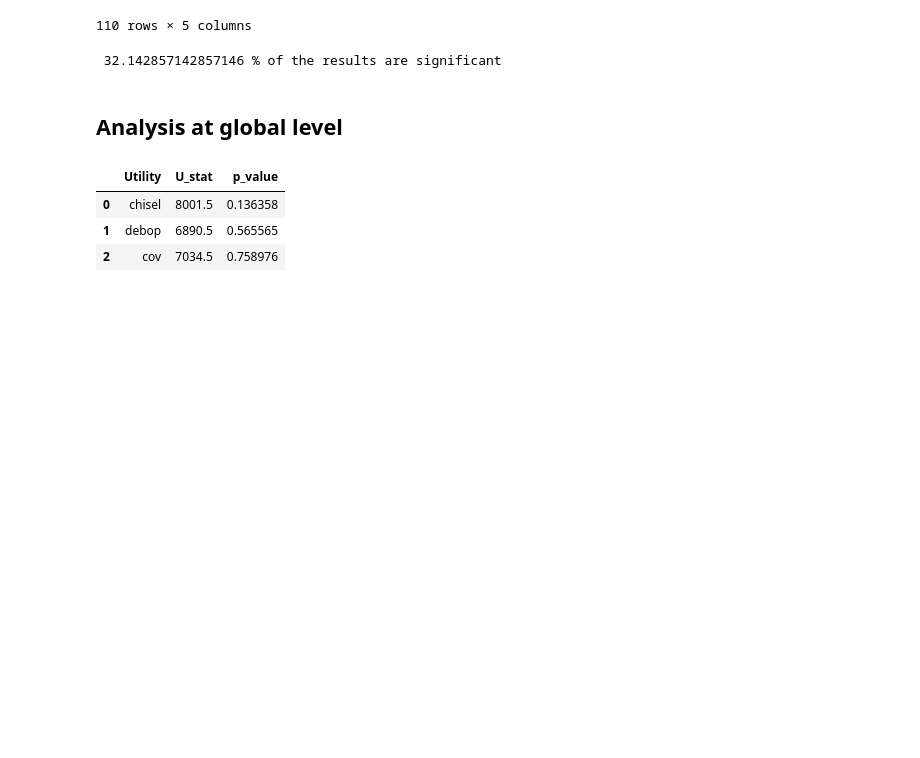
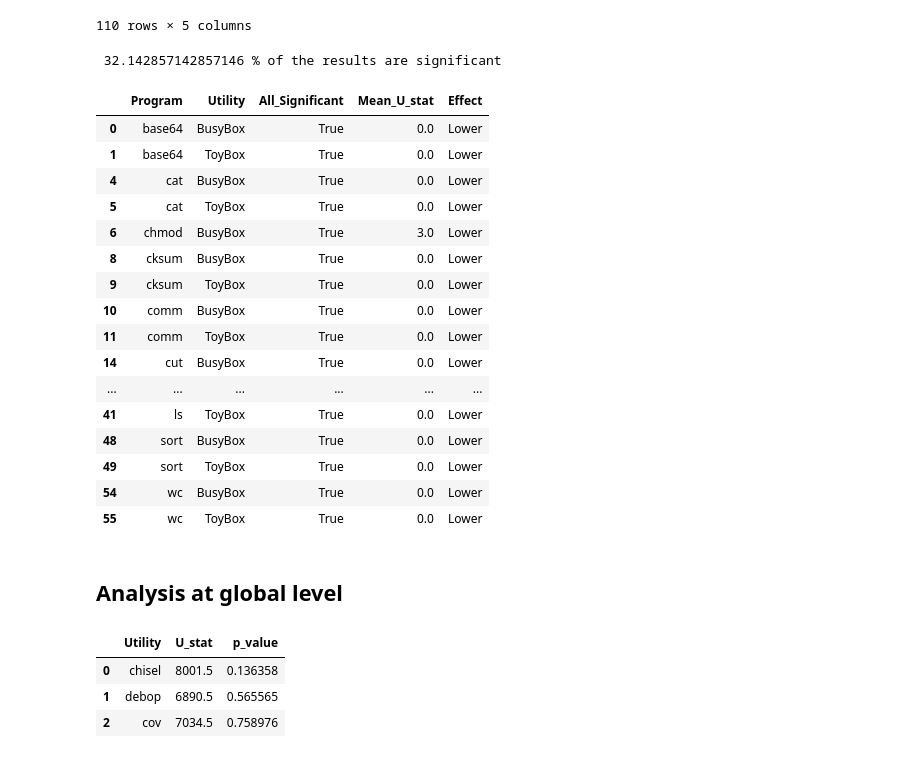
Before and after one commit to ternava/bloat-energy-consumption, a Jupyter notebook: notebooks/statistical_significance.ipynb, the cells around one changed output. Saved outputs shown, nothing was run; the diff lists cells and outputs as text; code cells hidden in the pictures; blank space fills up the shorter version.

```diff
--- a/notebooks/statistical_significance.ipynb
+++ b/notebooks/statistical_significance.ipynb
@@ -53,7 +54,41 @@ def computeMannWhitneyU(input_file_path, utilities, baseline):
     # Afficher les résultats
     return results_df
 
-def check_significance(results_df):
+def computeWilcoxon(input_file_path, utilities, baseline):
+    # Charger le fichier CSV
+    df = pd.read_csv(input_file_path, delimiter=";", engine="python")
+
+    # Initialiser la liste des résultats
+    results = []
+
+    # Liste des utilitaires à comparer avec "bloated"
+
+    # Grouper par (Program, TestNr)
+    grouped = df.groupby(["Program", "TestNr"])
+
+    for (program, test_nr), group in grouped:
+        # Extraire les valeurs PSYS pour "bloated"
+        psys_baseline = group[group["Utilities"] == baseline]["PSYS"]
+        for utility in utilities:
+            # Extraire les valeurs PSYS pour l'utilitaire en cours
+            psys_other = group[group["Utilities"] == utility]["PSYS"]
+
+            # Vérifier qu'on a bien des données pour comparer
+            if len(psys_other) > 0 and len(psys_other) > 0:
+                try:
+                    w_stat, p_value = wilcoxon(psys_other, psys_baseline)
+                    results.append((program, test_nr, utility, w_stat, p_value))
+                except ValueError:
+                    # Gestion des cas où toutes les différences sont nulles ou les tailles d'échantillon sont insuffisantes
+                    results.append((program, test_nr, utility, None, None))
+
+    # Convertir les résultats en DataFrame pour affichage
+    results_df = pd.DataFrame(results, columns=["Program", "TestNr", "Utility", "W_stat", "p_value"])
+    # Afficher les résultats
+    return results_df
+
+
+def check_significance(results_df, stat="U_stat"):
     """
     Groups the results by (Utility, Program) and checks:
     - If all p-values in the group are significant (p < 0.05).
@@ -71,7 +106,7 @@ def check_significance(results_df):
         .groupby(["Program", "Utility"])
         .agg(
             All_Significant=("p_value", lambda p: (p < 0.05).all()),  # All tests significant?
-            Mean_U_stat=("U_stat", "mean")  # Compute average U-statistic
+            Mean_U_stat=(stat, "mean")  # Compute average U-statistic
         )
         .reset_index()
     )
@@ -159,6 +202,28 @@ percentage_significant = len(significan_utility) / len(sig) * 100
 print(f" {percentage_significant} % of the results are significant")
 # %% [output]
  32.142857142857146 % of the results are significant
+# %%
+df=computeWilcoxon(alternative_result,utilities_to_compare, baseline)
+df=check_significance(df, "W_stat")
+df[df["All_Significant"] == True]
+# %% [output]
+|  | Program | Utility | All_Significant | Mean_U_stat | Effect |
+| 0 | base64 | BusyBox | True | 0.0 | Lower |
+| 1 | base64 | ToyBox | True | 0.0 | Lower |
+| 4 | cat | BusyBox | True | 0.0 | Lower |
+| 5 | cat | ToyBox | True | 0.0 | Lower |
+| 6 | chmod | BusyBox | True | 3.0 | Lower |
+| 8 | cksum | BusyBox | True | 0.0 | Lower |
+| 9 | cksum | ToyBox | True | 0.0 | Lower |
+| 10 | comm | BusyBox | True | 0.0 | Lower |
+| 11 | comm | ToyBox | True | 0.0 | Lower |
+| 14 | cut | BusyBox | True | 0.0 | Lower |
+| ... | ... | ... | ... | ... | ... |
+| 41 | ls | ToyBox | True | 0.0 | Lower |
+| 48 | sort | BusyBox | True | 0.0 | Lower |
+| 49 | sort | ToyBox | True | 0.0 | Lower |
+| 54 | wc | BusyBox | True | 0.0 | Lower |
+| 55 | wc | ToyBox | True | 0.0 | Lower |
 # %% [markdown]
 ## Analysis at global level
 # %%
```
Also changed, not shown: parts of 4 cells of this notebook.
